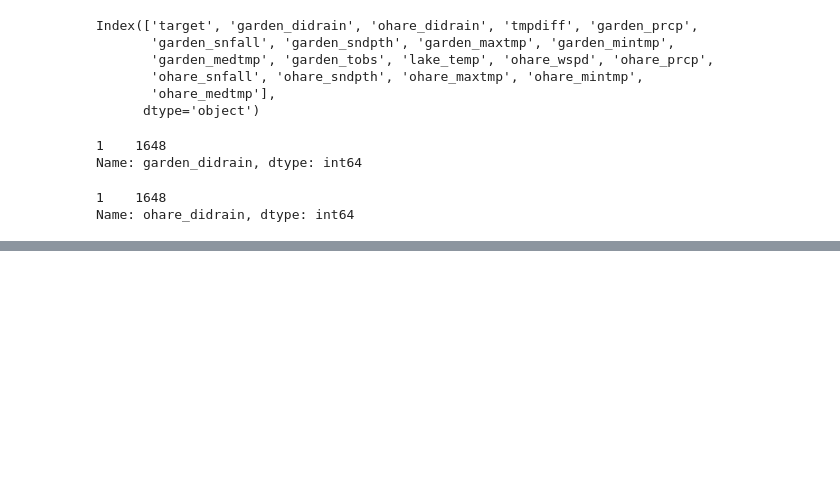
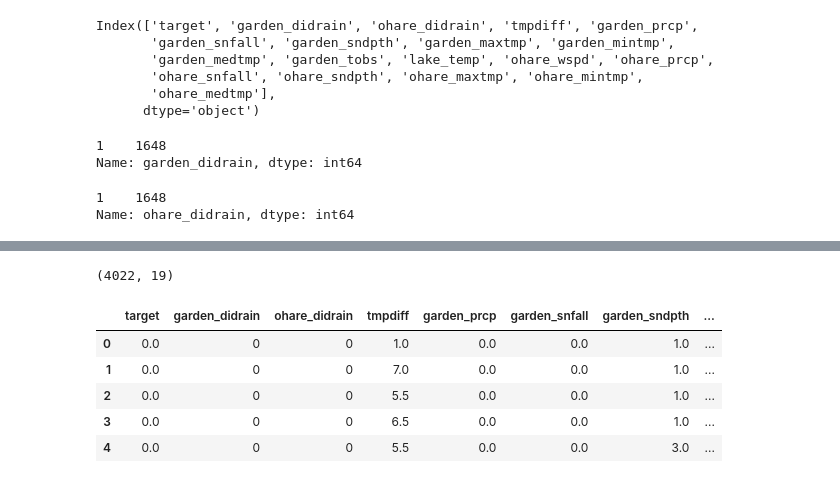
Before and after one commit to BlakeWallace/Lake_Michigan_Influences, a Jupyter notebook: EDA_and_analysis.ipynb, the cells around one changed output, grey strips where cells are left out. Drawn from its saved outputs; the diff is of its cells as text; code cells hidden in the pictures; blank space fills up the shorter version.

```diff
--- a/EDA_and_analysis.ipynb
+++ b/EDA_and_analysis.ipynb
@@ -1226,0 +1068,12 @@ Index(['garden_didrain', 'ohare_didrain', 'tmpdiff', 'garden_prcp',
+# %%
+rain = pd.read_csv('data/merged/garden_ohare_lake/jan011995_dec312018_uncorrelated_both_not_rain.csv')
+print(rain.shape)
+rain.head()
+# %% [output]
+(4022, 19)
+|  | target | garden_didrain | ohare_didrain | tmpdiff | garden_prcp | garden_snfall | garden_sndpth | ... |
+| 0 | 0.0 | 0 | 0 | 1.0 | 0.0 | 0.0 | 1.0 | ... |
+| 1 | 0.0 | 0 | 0 | 7.0 | 0.0 | 0.0 | 1.0 | ... |
+| 2 | 0.0 | 0 | 0 | 5.5 | 0.0 | 0.0 | 1.0 | ... |
+| 3 | 0.0 | 0 | 0 | 6.5 | 0.0 | 0.0 | 1.0 | ... |
+| 4 | 0.0 | 0 | 0 | 5.5 | 0.0 | 0.0 | 3.0 | ... |
```
Also changed, not shown: parts of 34 cells of this notebook, 8 other files.
